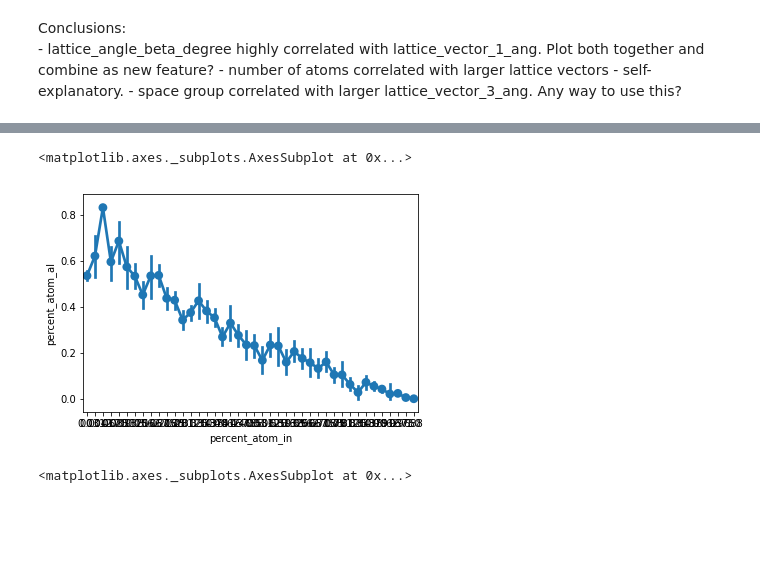
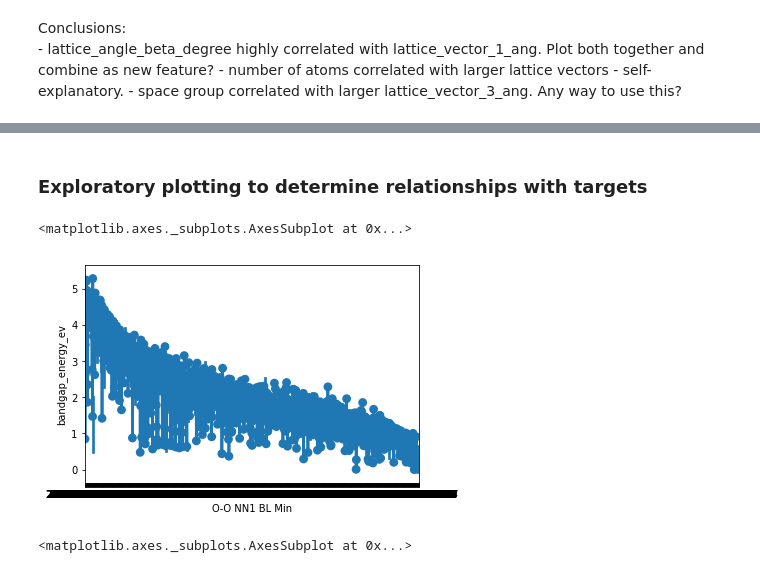
Before and after one commit to jptrinastic/Kaggle---Nomad-TCO, a Jupyter notebook: Nomad TCO.ipynb, the cells around one changed output, grey strips where cells are left out. Drawn from its saved outputs; the diff is of its cells as text; code cells hidden in the pictures; blank space fills up the shorter version.

```diff
--- a/Nomad TCO.ipynb
+++ b/Nomad TCO.ipynb
@@ -494,5 +524,3 @@ def DistancePBCrecip(v1r, v2r, lattice):
             diff = abs(b-a)
         vDiff_r.append(diff) #create difference vector in recip space
     return np.linalg.norm(np.matmul(lattice, vDiff_r)) #return distance of transformed difference
-# %%
-atom1, mat1 = CalcGeometryFeatures('data/train', '1')
@@ -690,11 +704,13 @@ figure = dict(data = dataCorrAll, layout = layout)
 iplot(figure)
 # %% [output]
 [interactive output not drawn]
+# %% [markdown]
+### Exploratory plotting to determine relationships with targets
 # %%
-sns.pointplot(dfTrain['percent_atom_in'], dfTrain['percent_atom_al'])
+sns.pointplot(dfTrain['O-O NN1 BL Min'], dfTrain['bandgap_energy_ev'])
 # %% [output]
 <matplotlib.axes._subplots.AxesSubplot at 0x...>
-[figure, old version]
+[figure, new version]
 # %%
 sns.pointplot(dfTrain['percent_atom_in'], dfTrain['formation_energy_ev_natom'])
 # %% [output]
```
Also changed, not shown: parts of 89 cells of this notebook.
